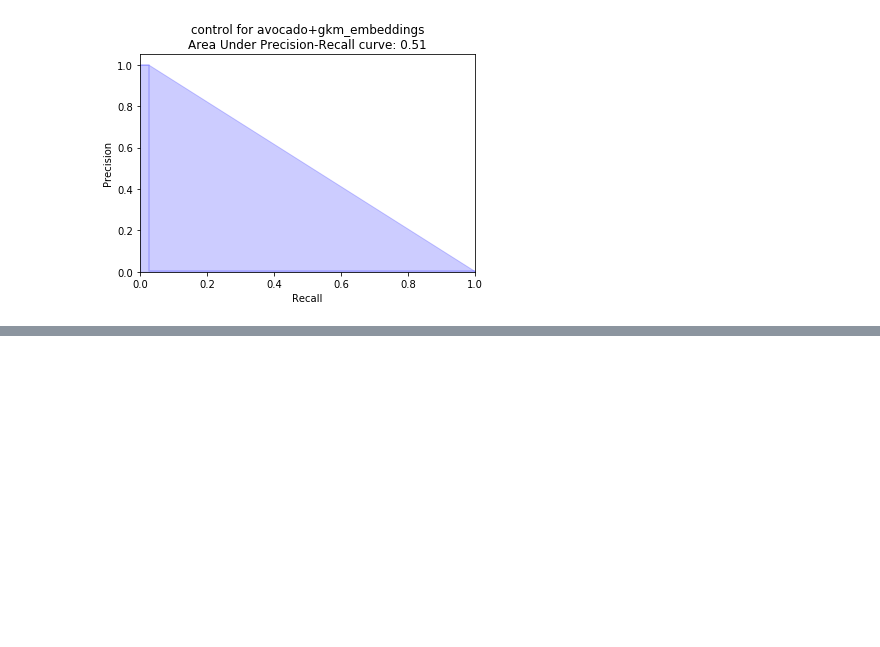
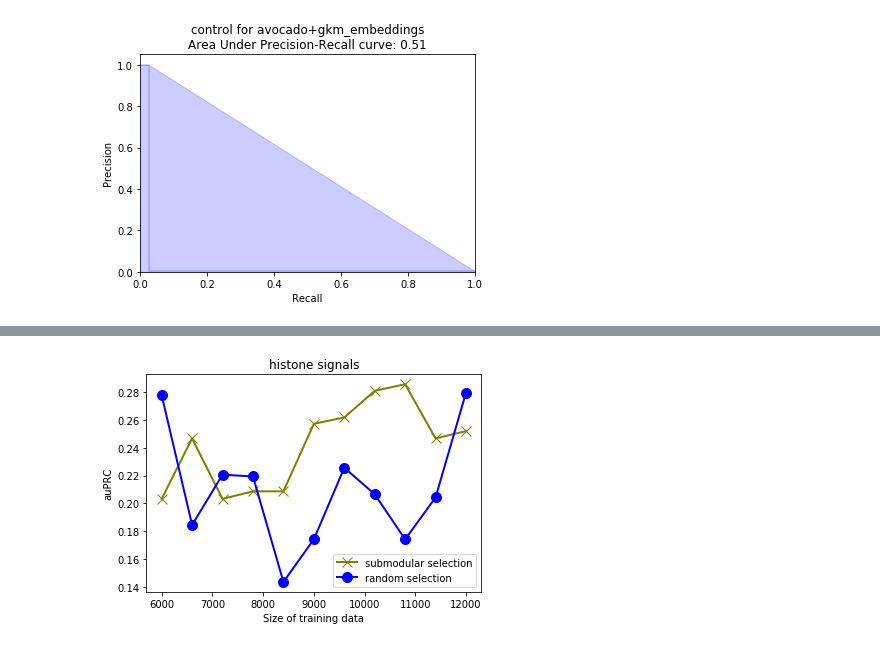
Before and after one commit to kundajelab/locusselect, a Jupyter notebook: grocap_test/adjust_histone.ipynb, the cells around one changed output, grey strips where cells are left out. Saved outputs shown, nothing was run; the diff lists cells and outputs as text; code cells hidden in the pictures; blank space fills up the shorter version.

```diff
--- a/grocap_test/adjust_histone.ipynb
+++ b/grocap_test/adjust_histone.ipynb
@@ -699,0 +845,4 @@ make_prediction(avocado_gkm_train_ctrl, avocado_gkm_test_data, "control for avoc
+# %%
+plot_lines(histone_auprcs_selected, histone_auprcs_random, histone_train_sizes, "histone signals")
+# %% [output]
+[figure, added]
```
Also changed, not shown: parts of 20 cells of this notebook.
